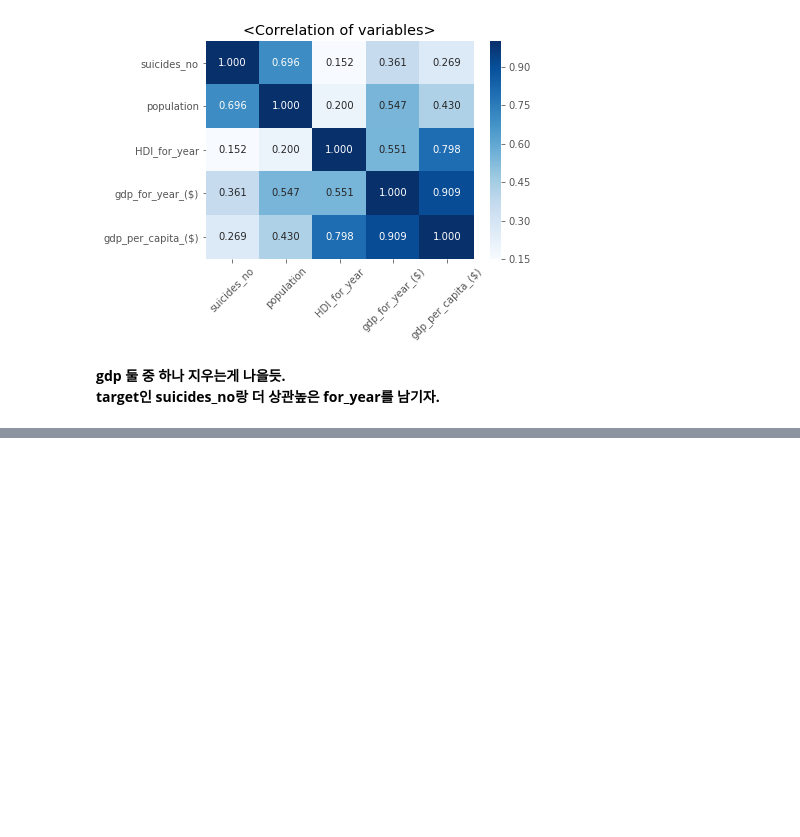
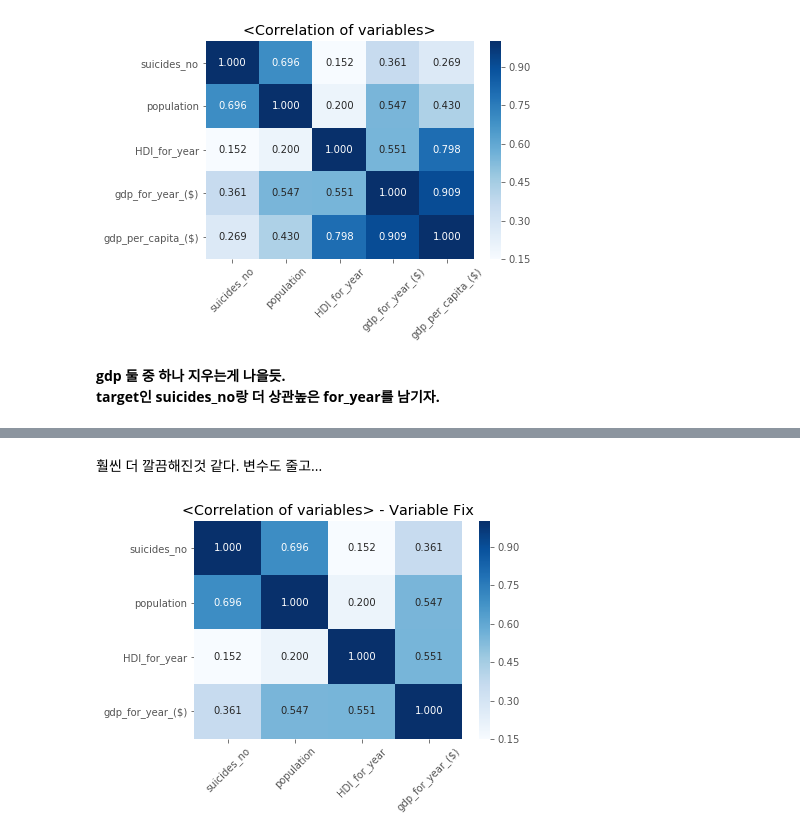
Before and after one commit to skdbsxir/DS-Studying, a Jupyter notebook: [Self Project]/X001-4. Suicides Rates Overview.ipynb, the cells around one changed output, grey strips where cells are left out. Cells and saved outputs as stored; diff of their text form; code cells hidden in the pictures; blank space fills up the shorter version.

```diff
--- a/[Self Project]/X001-4. Suicides Rates Overview.ipynb
+++ b/[Self Project]/X001-4. Suicides Rates Overview.ipynb
@@ -140,3 +140,5 @@ plt.show()
 # %% [markdown]
 **gdp 둘 중 하나 지우는게 나을듯.**  <br>
 **target인 suicides_no랑 더 상관높은 for_year를 남기자.**
+# %%
+df.drop('gdp_per_capita_($)', axis=1, inplace=True)
@@ -142,0 +165,10 @@ plt.show()
+# %% [markdown]
+훨씬 더 깔끔해진것 같다. 변수도 줄고...
+# %%
+contVars = ['suicides_no', 'population', 'HDI_for_year', 'gdp_for_year_($)']
+heatMap2 = sns.heatmap(data=df[contVars].corr(), annot=True, fmt='.3f', cmap='Blues')
+heatMap2.set_xticklabels(heatMap2.get_xticklabels(), rotation=45)
+plt.title('<Correlation of variables> - Variable Fix')
+plt.show()
+# %% [output]
+[figure, added]
```
Also changed, not shown: parts of 4 cells of this notebook.
